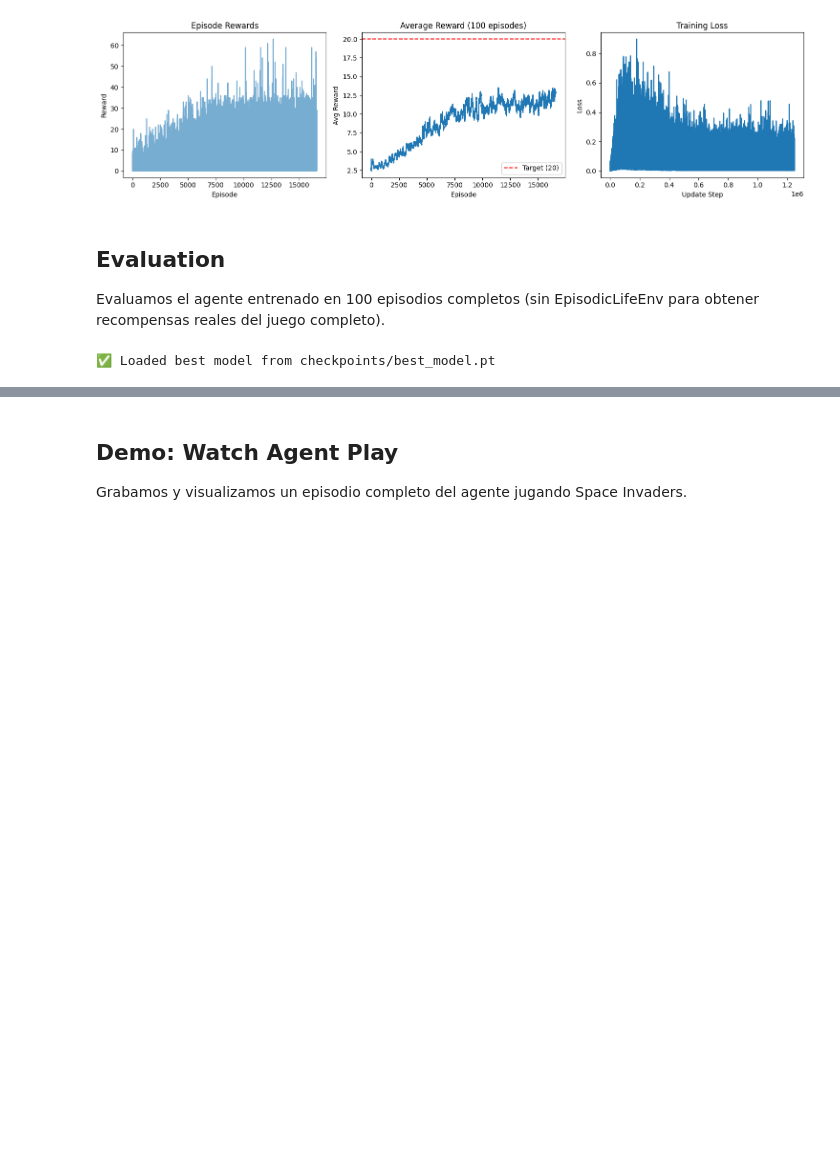
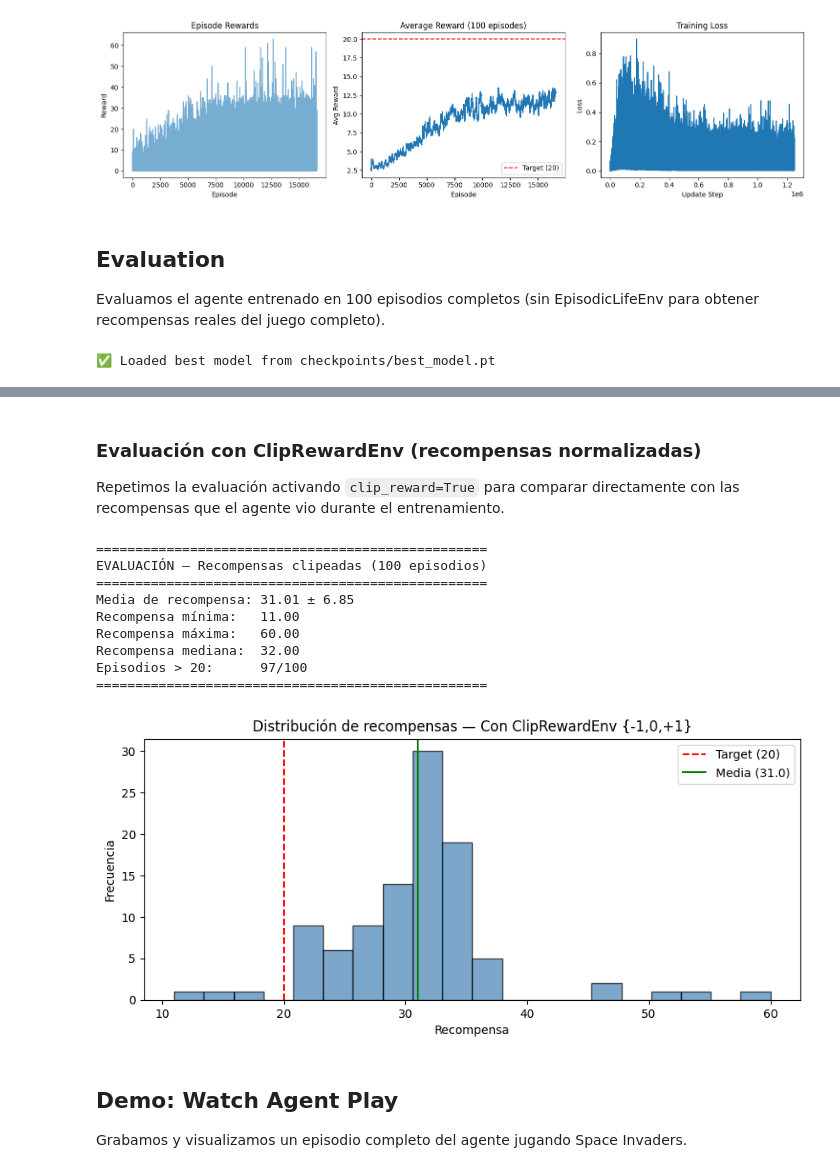
Before and after one commit to sanieni6/08MIAR-Proyecto-practico, a Jupyter notebook: 08MIAR_Proyecto_practico_grupo4.ipynb, the cells around one changed output, grey strips where cells are left out. Drawn from its saved outputs; the diff is of its cells as text; code cells hidden in the pictures; blank space fills up the shorter version.

```diff
--- a/08MIAR_Proyecto_practico_grupo4.ipynb
+++ b/08MIAR_Proyecto_practico_grupo4.ipynb
@@ -918,3 +917,43 @@ Episodios > 20: 100/100
+# %% [markdown]
+### Evaluación con ClipRewardEnv (recompensas normalizadas)
+
+Repetimos la evaluación activando `clip_reward=True` para comparar directamente con las recompensas que el agente vio durante el entrenamiento.
+# %%
+# --- Evaluación con recompensas clipeadas (igual que en entrenamiento) ---
+eval_rewards_clipped = evaluate(agent, num_episodes=100, clip_reward=True)
+# %%
+print("=" * 50)
+print("EVALUACIÓN — Recompensas clipeadas (100 episodios)")
+print("=" * 50)
+print(f"Media de recompensa: {np.mean(eval_rewards_clipped):.2f} ± {np.std(eval_rewards_clipped):.2f}")
+print(f"Recompensa mínima:   {np.min(eval_rewards_clipped):.2f}")
+print(f"Recompensa máxima:   {np.max(eval_rewards_clipped):.2f}")
+print(f"Recompensa mediana:  {np.median(eval_rewards_clipped):.2f}")
+print(f"Episodios > 20:      {sum(r > 20 for r in eval_rewards_clipped)}/100")
+print("=" * 50)
+
+plt.figure(figsize=(10, 4))
+plt.hist(eval_rewards_clipped, bins=20, edgecolor='black', alpha=0.7, color='steelblue')
+plt.axvline(x=20, color='r', linestyle='--', label='Target (20)')
+plt.axvline(x=np.mean(eval_rewards_clipped), color='g', linestyle='-',
+            label=f'Media ({np.mean(eval_rewards_clipped):.1f})')
+plt.xlabel('Recompensa')
+plt.ylabel('Frecuencia')
+plt.title('Distribución de recompensas — Con ClipRewardEnv {-1,0,+1}')
+plt.legend()
+plt.savefig('evaluation_histogram_clipped.png')
+plt.show()
+# %% [output]
+==================================================
+EVALUACIÓN — Recompensas clipeadas (100 episodios)
+==================================================
+Media de recompensa: 31.01 ± 6.85
+Recompensa mínima:   11.00
+Recompensa máxima:   60.00
+Recompensa mediana:  32.00
+Episodios > 20:      97/100
+==================================================
+[figure, added]
 # %% [markdown]
 ## Demo: Watch Agent Play
 
```
Also changed, not shown: parts of 6 cells of this notebook.
